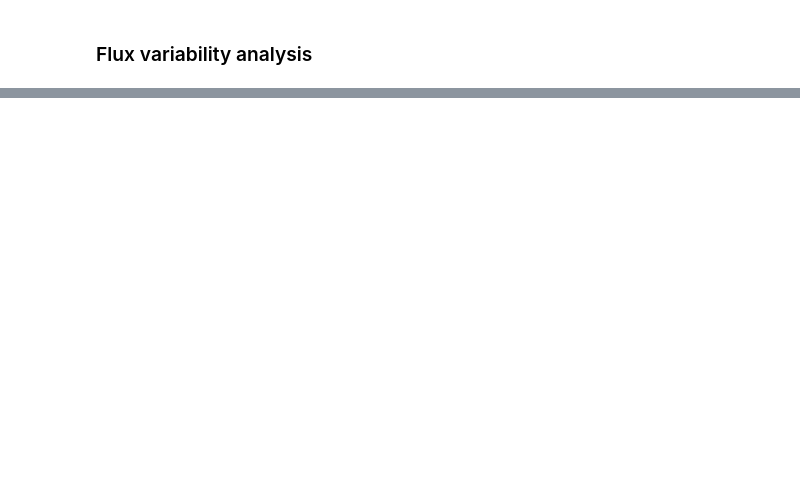
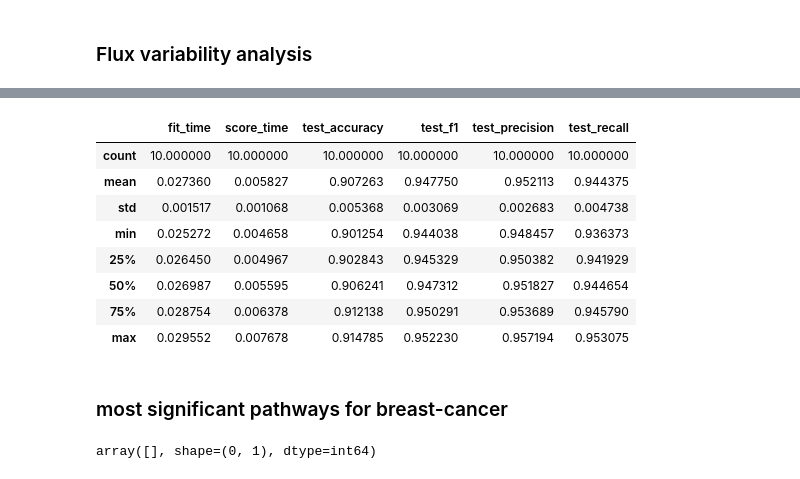
Before and after one commit to AmmarRashed/Genobolitics, a Jupyter notebook: notebooks/breast_cancer_3.ipynb, the cells around one changed output, grey strips where cells are left out. Drawn from its saved outputs; the diff is of its cells as text; code cells hidden in the pictures; blank space fills up the shorter version.

```diff
--- a/notebooks/breast_cancer_3.ipynb
+++ b/notebooks/breast_cancer_3.ipynb
@@ -78,2 +79,7 @@ KeyError: 'IDENTIFIER'
 # %% [markdown]
 ### Flux variability analysis
+# %%
+results = pickle.load(open('../results/breast_cancer3.results','rb'))
+labels = pickle.load(open('../datasets/breast_cancer3_y','rb'))
+
+X_diff, y = preprocess_results(results, labels, use_diff_score=True, use_pathways=True)
@@ -79,0 +88,15 @@ KeyError: 'IDENTIFIER'
+# %%
+classifiers = [
+    (SVC, {
+        'C': np.geomspace(1e-6, 1e6, num=10),
+        'class_weight' : ['balanced']
+    })
+]
+
+feature_selection = [
+    (PCA, {
+    'n_components': range(3, 81+1, 6)
+  })
+]
+# %%
+trials, stats = nested_cross_validation(X_diff, y, build_pipelines(feature_selection, classifiers))
@@ -79,0 +157,12 @@ KeyError: 'IDENTIFIER'
+# %%
+stats.describe()
+# %% [output]
+|  | fit_time | score_time | test_accuracy | test_f1 | test_precision | test_recall |
+| count | 10.000000 | 10.000000 | 10.000000 | 10.000000 | 10.000000 | 10.000000 |
+| mean | 0.027360 | 0.005827 | 0.907263 | 0.947750 | 0.952113 | 0.944375 |
+| std | 0.001517 | 0.001068 | 0.005368 | 0.003069 | 0.002683 | 0.004738 |
+| min | 0.025272 | 0.004658 | 0.901254 | 0.944038 | 0.948457 | 0.936373 |
+| 25% | 0.026450 | 0.004967 | 0.902843 | 0.945329 | 0.950382 | 0.941929 |
+| 50% | 0.026987 | 0.005595 | 0.906241 | 0.947312 | 0.951827 | 0.944654 |
+| 75% | 0.028754 | 0.006378 | 0.912138 | 0.950291 | 0.953689 | 0.945790 |
+| max | 0.029552 | 0.007678 | 0.914785 | 0.952230 | 0.957194 | 0.953075 |
@@ -79,0 +174,6 @@ KeyError: 'IDENTIFIER'
+# %% [markdown]
+### most significant pathways for breast-cancer
+# %%
+np.argwhere(corrected_p_values[0] == True)
+# %% [output]
+array([], shape=(0, 1), dtype=int64)
```
Also changed, not shown: parts of 6 cells of this notebook, 6 other files.
